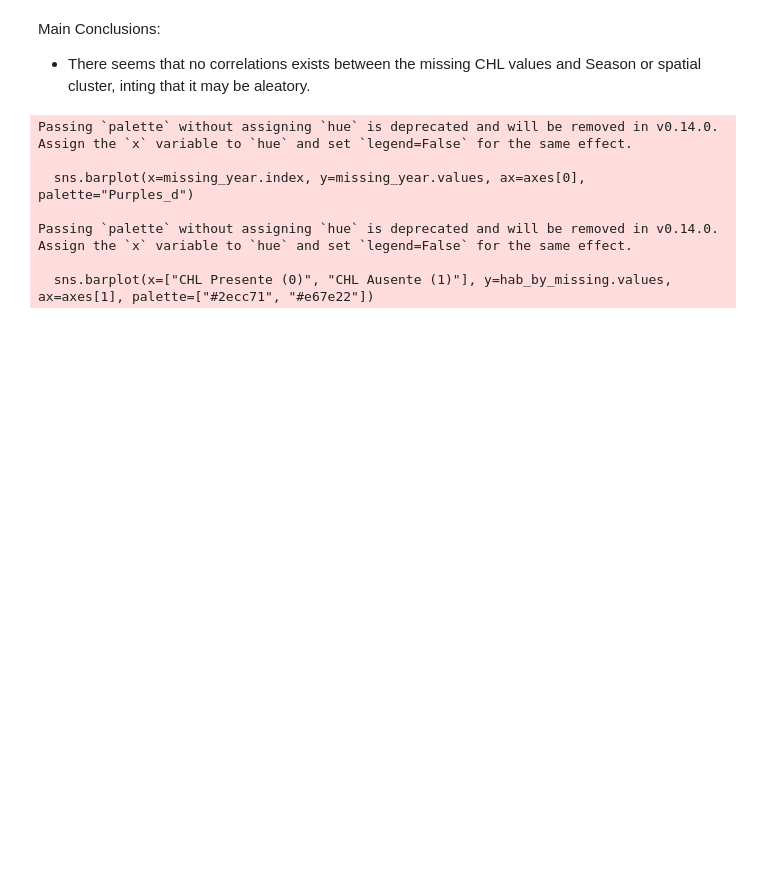
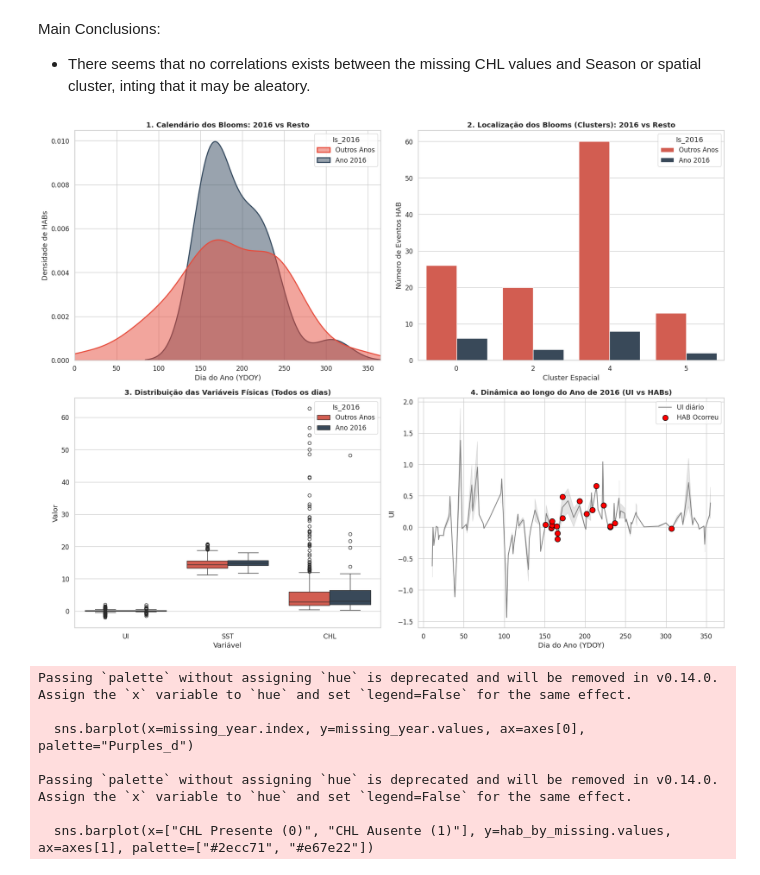
Before and after one commit to gabriel-pinho1/lab-machine-learning, a Jupyter notebook: lab_3/student_submission_template/training_code/documentacao.ipynb, the cells around one changed output. Cells and saved outputs as stored; diff of their text form; code cells hidden in the pictures; blank space fills up the shorter version.

```diff
--- a/lab_3/student_submission_template/training_code/documentacao.ipynb
+++ b/lab_3/student_submission_template/training_code/documentacao.ipynb
@@ -268,6 +268,101 @@ Name: HAB, dtype: float64
 # %% [markdown]
 Main Conclusions:
 -  There seems that no correlations exists between the missing CHL values and Season or spatial cluster, inting that it may be aleatory.
+# %%
+import pandas as pd
+import numpy as np
+import matplotlib.pyplot as plt
+import seaborn as sns
+from aux import month_sine, read_table
+# Configuração visual para gráficos bonitos e legíveis
+sns.set_theme(style="whitegrid", context="notebook", font_scale=1.1)
+df = read_table("../../data/classification_task1_train.csv")
+def analisar_anomalia_2016(df, features_fisicas=['UI', 'SST', 'CHL']):
+    """
+    Gera 4 gráficos para diagnosticar o mau desempenho do modelo no ano de 2016.
+    Ajusta a lista 'features_fisicas' consoante o nome exato das tuas colunas de temperatura, clorofila, etc.
+    """
+    df = df.copy()
+
+    # Garantir extração de variáveis temporais
+    if 'Date' in df.columns:
+        df['Date'] = pd.to_datetime(df['Date'])
+        df['Year'] = df['Date'].dt.year
+        df['YDOY'] = df['Date'].dt.dayofyear
+
+    # Criar flag para comparar 2016 vs Resto
+    df['Is_2016'] = np.where(df['Year'] == 2016, 'Ano 2016', 'Outros Anos')
+
+    # Filtrar apenas as colunas que realmente existem no teu dataframe
+    features_presentes = [f for f in features_fisicas if f in df.columns]
+
+    fig = plt.figure(figsize=(18, 14))
+
+    # ==========================================
+    # 1. QUANDO OCORRERAM OS BLOOMS? (Sazonalidade)
+    # ==========================================
+    ax1 = plt.subplot(2, 2, 1)
+    df_hab = df[df['HAB'] == 1]
+    sns.kdeplot(data=df_hab, x='YDOY', hue='Is_2016', common_norm=False, fill=True,
+                palette=['#e74c3c', '#34495e'], alpha=0.5, linewidth=2, ax=ax1)
+    ax1.set_title('1. Calendário dos Blooms: 2016 vs Resto', fontweight='bold')
+    ax1.set_xlabel('Dia do Ano (YDOY)')
+    ax1.set_ylabel('Densidade de HABs')
+    ax1.set_xlim(0, 365)
+
+    # ==========================================
+    # 2. ONDE OCORRERAM OS BLOOMS? (Distribuição Espacial)
+    # ==========================================
+    ax2 = plt.subplot(2, 2, 2)
+    sns.countplot(data=df_hab, x='spatial_cluster', hue='Is_2016',
+                  palette=['#e74c3c', '#34495e'], ax=ax2)
+    ax2.set_title('2. Localização dos Blooms (Clusters): 2016 vs Resto', fontweight='bold')
+    ax2.set_xlabel('Cluster Espacial')
+    ax2.set_ylabel('Número de Eventos HAB')
+
+    # ==========================================
+    # 3. O ANO DE 2016 FOI EXTREMO? (Condições Médias)
+    # ==========================================
+    ax3 = plt.subplot(2, 2, 3)
+    # Se houver mais de 3 features, limitamos a 3 para o gráfico ficar legível
+    df_melt = df.melt(id_vars=['Is_2016'], value_vars=features_presentes[:3],
+                      var_name='Variável', value_name='Valor')
+    sns.boxplot(data=df_melt, x='Variável', y='Valor', hue='Is_2016',
+                palette=['#e74c3c', '#34495e'], ax=ax3)
+    ax3.set_title('3. Distribuição das Variáveis Físicas (Todos os dias)', fontweight='bold')
+
+    # ==========================================
+    # 4. SÉRIE TEMPORAL DE 2016 (Zoom no HGB)
+    # ==========================================
+    ax4 = plt.subplot(2, 2, 4)
+    df_2016 = df[df['Year'] == 2016].sort_values('YDOY')
+
+    # Vamos plotar o UI como variável de fundo e marcar os HABs
+    var_linha = 'UI' if 'UI' in df.columns else features_presentes[0]
+
+    sns.lineplot(data=df_2016, x='YDOY', y=var_linha, color='gray',
+                 label=f'{var_linha} diário', ax=ax4)
+
+    # Marcar a vermelho os dias com HAB=1
+    habs_2016 = df_2016[df_2016['HAB'] == 1]
+    ax4.scatter(habs_2016['YDOY'], habs_2016[var_linha], color='red',
+                s=100, zorder=5, label='HAB Ocorreu', edgecolor='black')
+
+    ax4.set_title(f'4. Dinâmica ao longo do Ano de 2016 ({var_linha} vs HABs)', fontweight='bold')
+    ax4.set_xlabel('Dia do Ano (YDOY)')
+    ax4.set_ylabel(var_linha)
+    ax4.legend()
+
+    plt.tight_layout()
+    plt.show()
+
+# COMO USAR:
+# Assume que tens o teu dataframe completo lido na variável `df`
+# df = pd.read_csv('teu_ficheiro.csv')
+# Substitui a lista abaixo pelos nomes reais das tuas colunas oceanográficas
+analisar_anomalia_2016(df, features_fisicas=['UI', 'SST', 'CHL', 'Salinity'])
+# %% [output]
+[figure, added]
 # %%
 fig, axes = plt.subplots(1, 2, figsize=(14, 5))
 
```
Also changed, not shown: 7 other files.
